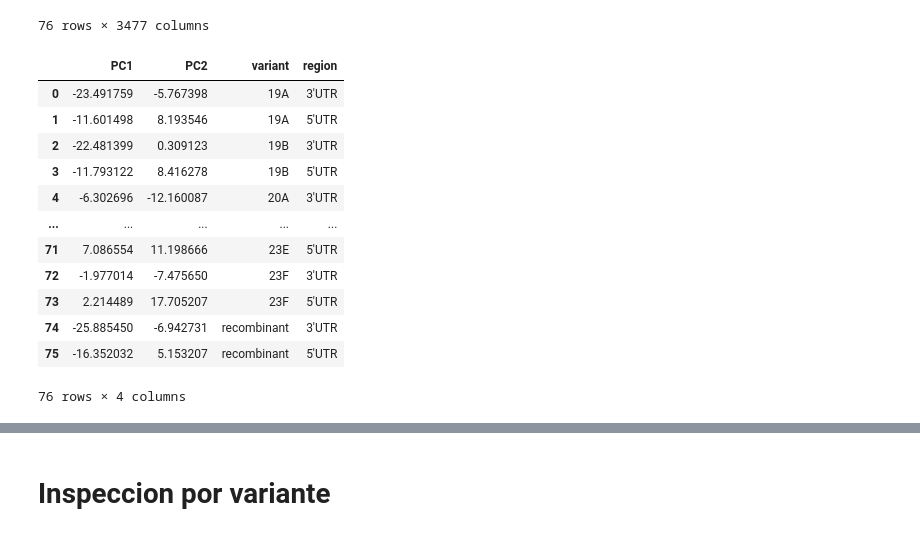
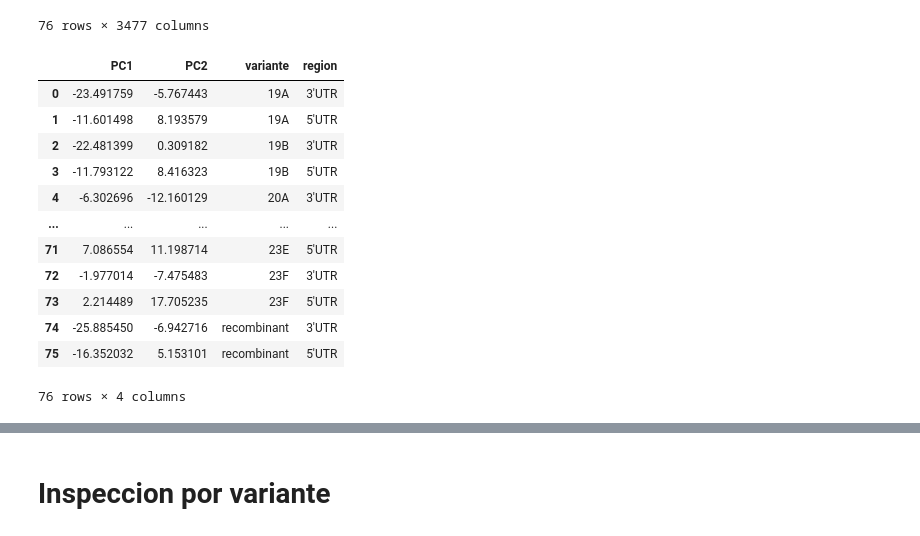
Before and after one commit to FerAmbriz/SelectionPatternsSARSCoV2, a Jupyter notebook: scr/15_inspect_pathway.ipynb, the cells around one changed output, grey strips where cells are left out. Cells and saved outputs as stored; diff of their text form; code cells hidden in the pictures.

```diff
--- a/scr/15_inspect_pathway.ipynb
+++ b/scr/15_inspect_pathway.ipynb
@@ -341,6 +342,8 @@ df
 | recombinant | 3'UTR | 1.0 | 1.0 | 1.0 | 2.0 | ... |
 |  | 5'UTR | 2.0 | NaN | 2.0 | 2.0 | ... |
 76 rows × 3475 columns
+# %%
+df_standardized = (df - df.mean()) / df.std()
 # %%
 # Cálculo de cuartiles y IQR
 Q1 = df.quantile(0.25)
@@ -470,6 +469,7 @@ np.nanmax(dff.select_dtypes(include=[np.number]).values)
 df_standardized = df_standardized.reset_index()
 df_standardized.columns = df_standardized.columns.droplevel()
 df_standardized.columns = ['variant', 'region'] + list(df_standardized.columns[2:len(df_standardized.columns)])
+df_standardized.fillna(0, inplace=True)
 
 df_standardized
 # %% [output]
@@ -487,32 +487,34 @@ df_standardized
 | 75 | recombinant | 5'UTR | 0.384489 | 0.000000 | 0.384489 | ... |
 76 rows × 3477 columns
 # %%
+
+
 # Separar las características y la etiqueta
 df = df_standardized
 X = df.drop(['variant', 'region'], axis=1)
 
 # Aplicar PCA
 pca = PCA(n_components=2)
 principal_components = pca.fit_transform(X)
 
 # Crear un DataFrame con los componentes principales
 pca_df = pd.DataFrame(data=principal_components, columns=['PC1', 'PC2'])
 
 # Añadir las etiquetas de variante y región
-pca_df['variant'] = df['variant']
+pca_df['variante'] = df['variant']
 pca_df['region'] = df['region']
 pca_df
 # %% [output]
-|  | PC1 | PC2 | variant | region |
-| 0 | -23.491759 | -5.767398 | 19A | 3'UTR |
-| 1 | -11.601498 | 8.193546 | 19A | 5'UTR |
-| 2 | -22.481399 | 0.309123 | 19B | 3'UTR |
-| 3 | -11.793122 | 8.416278 | 19B | 5'UTR |
-| 4 | -6.302696 | -12.160087 | 20A | 3'UTR |
+|  | PC1 | PC2 | variante | region |
+| 0 | -23.491759 | -5.767443 | 19A | 3'UTR |
+| 1 | -11.601498 | 8.193579 | 19A | 5'UTR |
+| 2 | -22.481399 | 0.309182 | 19B | 3'UTR |
+| 3 | -11.793122 | 8.416323 | 19B | 5'UTR |
+| 4 | -6.302696 | -12.160129 | 20A | 3'UTR |
 | ... | ... | ... | ... | ... |
-| 71 | 7.086554 | 11.198666 | 23E | 5'UTR |
-| 72 | -1.977014 | -7.475650 | 23F | 3'UTR |
-| 73 | 2.214489 | 17.705207 | 23F | 5'UTR |
-| 74 | -25.885450 | -6.942731 | recombinant | 3'UTR |
-| 75 | -16.352032 | 5.153207 | recombinant | 5'UTR |
+| 71 | 7.086554 | 11.198714 | 23E | 5'UTR |
+| 72 | -1.977014 | -7.475483 | 23F | 3'UTR |
+| 73 | 2.214489 | 17.705235 | 23F | 5'UTR |
+| 74 | -25.885450 | -6.942716 | recombinant | 3'UTR |
+| 75 | -16.352032 | 5.153101 | recombinant | 5'UTR |
 76 rows × 4 columns
```
Also changed, not shown: parts of 13 cells of this notebook, 1 other file.
